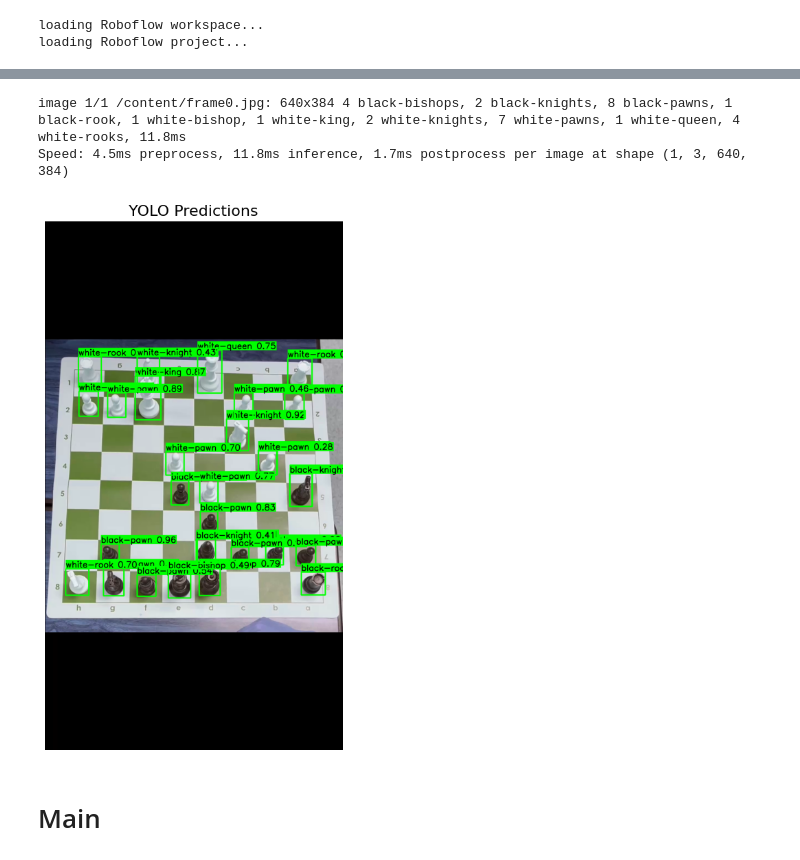
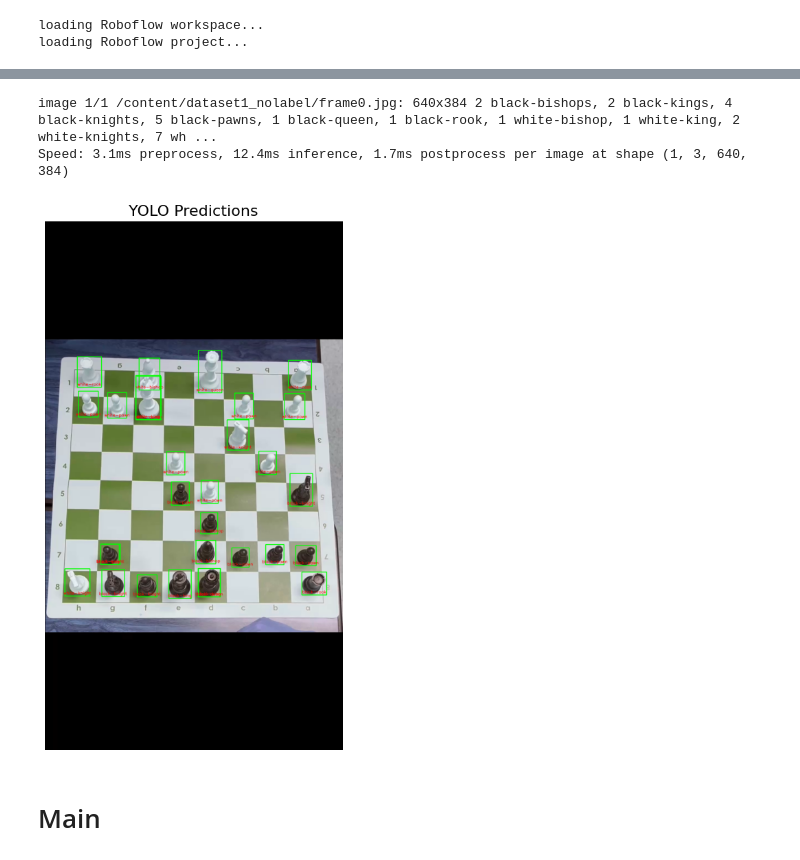
Before and after one commit to FadeZx/DT-467_ChessMoveTracking, a Jupyter notebook: 2_2024_DT_467_ChessMove.ipynb, the cells around one changed output, grey strips where cells are left out. Saved outputs shown, nothing was run; the diff lists cells and outputs as text; code cells hidden in the pictures.

Commit message:
Combined dataset + training tests

```diff
--- a/2_2024_DT_467_ChessMove.ipynb
+++ b/2_2024_DT_467_ChessMove.ipynb
@@ -244,13 +322,56 @@ def visualize_yolo_predictions(results, image_path=None, figsize=(10, 10)):
     plt.axis("off")
     plt.title("YOLO Predictions", fontsize=16)
     plt.show()
+# %%
+def visualize_yolo_predictions(results, image_path=None, figsize=(10, 10)):
+    """
+    Visualizes YOLO predictions with centered small red labels (only class name) inside the boxes.
+    """
+
+    # Load image
+    if image_path:
+        image = cv2.imread(image_path)
+        image = cv2.cvtColor(image, cv2.COLOR_BGR2RGB)
+    else:
+        image = results[0].orig_img.copy()
+
+    for box in results[0].boxes:
+        x1, y1, x2, y2 = map(int, box.xyxy[0])
+        cls_id = int(box.cls[0])
+        label = results[0].names[cls_id]
+
+        # Only show the class name, no confidence number
+        label_text = f"{label}"
+
+        # Draw bounding box (green)
+        cv2.rectangle(image, (x1, y1), (x2, y2), (0, 255, 0), 2)
+
+        # Centered label near bottom
+        font_scale = 0.5   # Smaller text
+        thickness = 1
+        text_size, _ = cv2.getTextSize(label_text, cv2.FONT_HERSHEY_SIMPLEX, font_scale, thickness)
+        text_w, text_h = text_size
+
+        center_x = int((x1 + x2) / 2)
+        text_x = center_x - text_w // 2
+        text_y = y2 - 6  # 5 pixels above bottom
+
+        # Draw label (red text)
+        cv2.putText(image, label_text, (text_x, text_y),
+                    cv2.FONT_HERSHEY_SIMPLEX, font_scale, (255, 0, 0), thickness, cv2.LINE_AA)
+
+    plt.figure(figsize=figsize)
+    plt.imshow(image)
+    plt.axis("off")
+    plt.title("YOLO Predictions", fontsize=16)
+    plt.show()
 # %%
-results = model.predict("frame0.jpg", imgsz=640)
+results = model.predict("/content/dataset1_nolabel/frame0.jpg", imgsz=640)
 visualize_yolo_predictions(results)
 # %% [output]
-image 1/1 /content/frame0.jpg: 640x384 4 black-bishops, 2 black-knights, 8 black-pawns, 1 black-rook, 1 white-bishop, 1 white-king, 2 white-knights, 7 white-pawns, 1 white-queen, 4 white-rooks, 11.8ms
-Speed: 4.5ms preprocess, 11.8ms inference, 1.7ms postprocess per image at shape (1, 3, 640, 384)
+image 1/1 /content/dataset1_nolabel/frame0.jpg: 640x384 2 black-bishops, 2 black-kings, 4 black-knights, 5 black-pawns, 1 black-queen, 1 black-rook, 1 white-bishop, 1 white-king, 2 white-knights, 7 wh ...
+Speed: 3.1ms preprocess, 12.4ms inference, 1.7ms postprocess per image at shape (1, 3, 640, 384)
-[figure, old version]
+[figure, new version]
 # %% [markdown]
 # Main
 # %%
```
Also changed, not shown: parts of 9 cells of this notebook.
